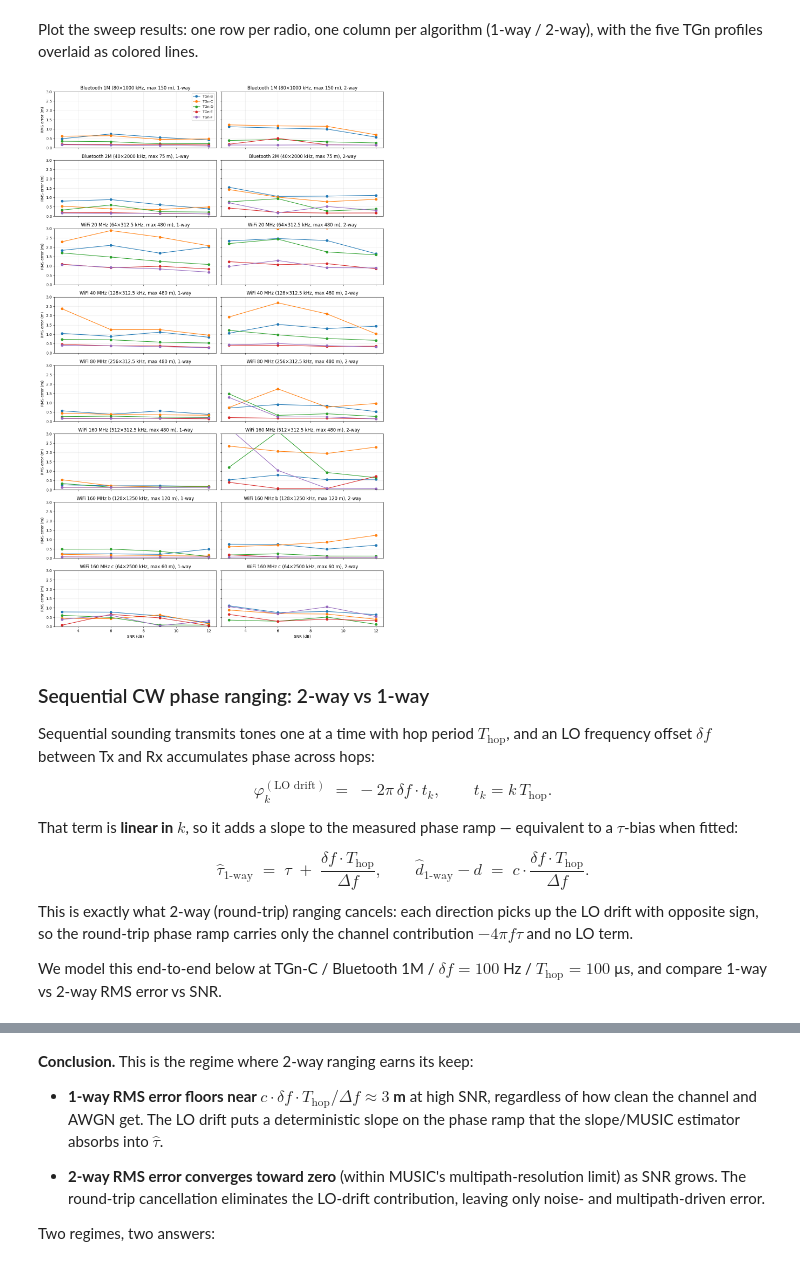
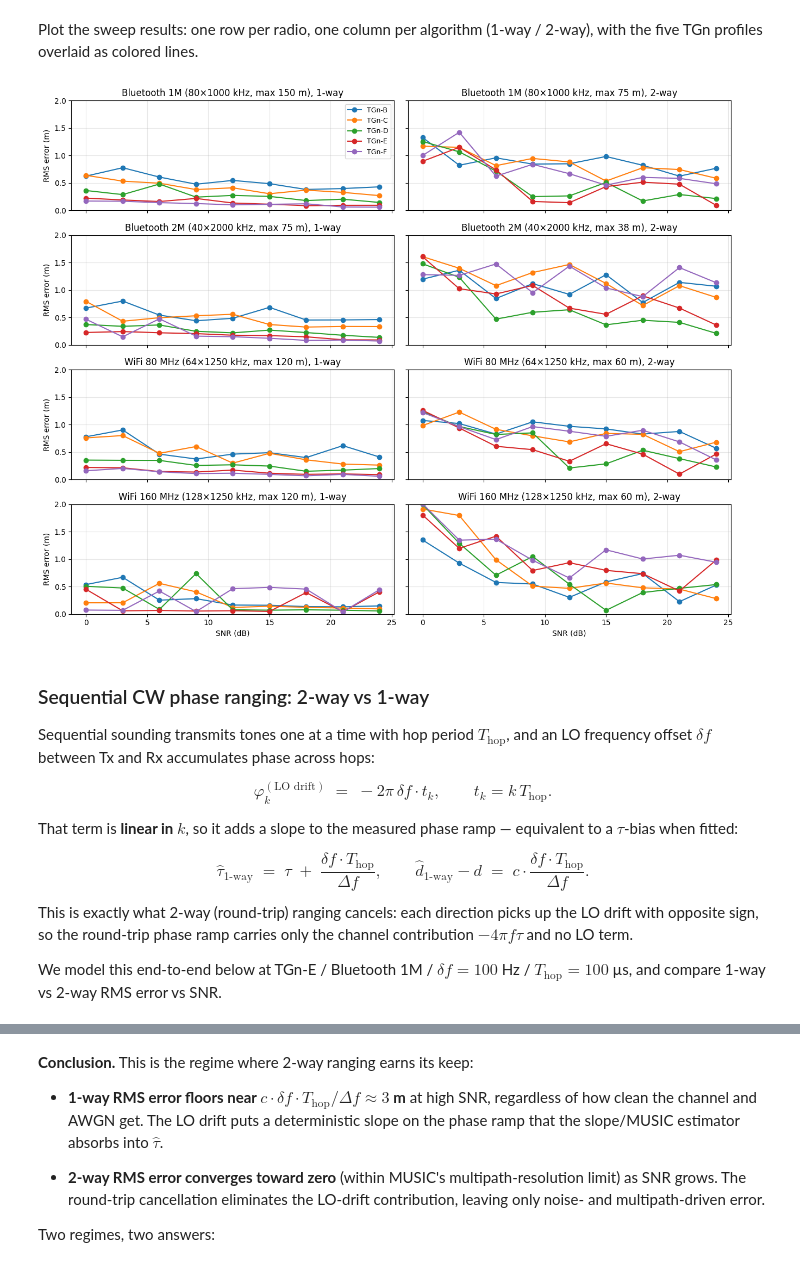
Before and after one commit to jelenesm/trilateration, a Jupyter notebook: distance.ipynb, the cells around one changed output, grey strips where cells are left out. Drawn from its saved outputs; the diff is of its cells as text; code cells hidden in the pictures.

```diff
--- a/distance.ipynb
+++ b/distance.ipynb
@@ -339,7 +338,7 @@ def transmit(delay=1e-9, n_tones=None):
 
 def simulate(d_true, freq_offset=0.0, snr_db=np.inf, delay=1e-9, delay_spread=0.0, n_paths=8,
              n_tones=None, k_factor_db=None,
-             method='line_fit', P='auto', P_max=5, fraction=0.95, alg='1-way',
+             method='line_fit', P='auto', alg='1-way',
              music_threshold=1.0, rng=None):
     """Single-symbol simulation: Tx multitone -> channel -> Rx -> distance estimate.
 
@@ -351,9 +350,8 @@ def simulate(d_true, freq_offset=0.0, snr_db=np.inf, delay=1e-9, delay_spread=0.
     n_tones     : optional override of the global N. If provided, fs/M/t/freqs
                   are recomputed for this run only.
     k_factor_db : Ricean K-factor in dB (LOS only) -- pass-through to channel().
-    P           : MUSIC signal-subspace dim (int) or 'auto' (default).
-    P_max       : upper cap on auto-mode P (default 5). Ignored if P is an int.
-    fraction    : energy-fraction threshold for auto-mode P (default 0.95).
+    P           : MUSIC signal-subspace dim (int) or 'auto' (default — uses
+                  the kneedle picker via ``auto_signal_dim``).
     music_threshold : peak-detection threshold for the MUSIC estimator.
     rng         : numpy Generator (defaults to a fresh one per call)
 
@@ -420,8 +418,7 @@ def simulate(d_true, freq_offset=0.0, snr_db=np.inf, delay=1e-9, delay_spread=0.
         slope, intercept = np.polyfit(freqs_, phases, 1)
         d_hat = -c * slope / (2 * np.pi)
     elif method == 'music':
-        d_hat_arr, *_ = music_distance(phasors, delta_f, P=P, P_max=P_max,
-                                       fraction=fraction, alg=alg,
+        d_hat_arr, *_ = music_distance(phasors, delta_f, P=P, alg=alg,
                                        threshold=music_threshold)
         d_hat = float(d_hat_arr[0])
         # Synthesize an equivalent slope/intercept so callers that plot a fit
@@ -908,22 +892,14 @@ log10_thr      = -1.0    # log10 of MUSIC peak-detection threshold
 # === Sweep configuration ===
 d_true       = 5.0
 n_trials     = 100
-snr_db_grid  = np.arange(3, 15, 3)
-
-# === Auto-MUSIC settings (match interactive cell) ===
-fraction     = 0.995
-P_max        = 6
+snr_db_grid  = np.arange(0, 27, 3)
 
 # === Radios to compare (label, n_tones, channel-spacing in kHz) ===
 RADIOS = [
     ('Bluetooth 1M',  80, 1000.0),
     ('Bluetooth 2M',  40, 2000.0),
-    ('WiFi 20 MHz',   64,  312.5),
-    ('WiFi 40 MHz',  128,  312.5),
-    ('WiFi 80 MHz',  256,  312.5),
-    ('WiFi 160 MHz', 512,  312.5),
-    ('WiFi 160 MHz b', 512//4,  4*312.5),
-    ('WiFi 160 MHz c', 512//8,  8*312.5),
+    ('WiFi 80 MHz',   64, 1250.0),
+    ('WiFi 160 MHz', 128, 1250.0),
 ]
 
 # === Run ===
@@ -940,10 +916,13 @@ for label, n_tones_r, spacing_khz in RADIOS:
     # transmit / channel / music_distance all see the same Δf. n_tones is
     # passed explicitly to simulate() so its locally-recomputed fs / M / t /
     # freqs stay consistent for this radio.
+    print(f"Simulating {label}...")
     delta_f = spacing_khz * 1e3
     T_sym   = 1.0 / delta_f
     for alg in algs:
+        print(f"  {alg}...")
         for prof in profiles:
+            print(f"    TGn-{prof}...")
             rmse = np.zeros_like(snr_db_grid, dtype=float)
             for i, snr in enumerate(snr_db_grid):
                 errs = np.empty(n_trials)
@@ -955,7 +934,7 @@ for label, n_tones_r, spacing_khz in RADIOS:
                         delay=delay_s,
                         n_tones=n_tones_r,
                         method='music',
-                        P='auto', P_max=P_max, fraction=fraction,
+                        P='auto',
                         music_threshold=threshold,
                         alg=alg,
                         rng=rng,
@@ -969,27 +966,28 @@ Plot the sweep results: one row per radio, one column per algorithm (1-way / 2-w
 # %%
 # === Plot: rows = radio, cols = algorithm; TGn profiles overlaid ===
 fig, axes = plt.subplots(len(RADIOS), len(algs),
                          figsize=(13, 2.6 * len(RADIOS)),
                          sharex=True, sharey=True, squeeze=False)
 for r, (label, n_tones_r, spacing_khz) in enumerate(RADIOS):
     for col, alg in enumerate(algs):
         ax = axes[r, col]
         for prof in profiles:
             ax.plot(snr_db_grid, results[label][alg][prof], 'o-',
                     label=f'TGn-{prof}')
-        max_range = c / (2 * spacing_khz * 1e3)
+        round_trip = 2.0 if alg == '2-way' else 1.0
+        max_range = c / (2 * spacing_khz * 1e3 * round_trip)
         ax.set_title(f'{label} ({n_tones_r}×{spacing_khz:g} kHz, max {max_range:.0f} m), {alg}')
         ax.grid(True, which='both', alpha=0.3)
-        ax.set_ylim(0, 3.0)
+        ax.set_ylim(0, 2.0)
         if r == axes.shape[0] - 1:
             ax.set_xlabel('SNR (dB)')
         if col == 0:
             ax.set_ylabel('RMS error (m)')
 axes[0, 0].legend(fontsize=9)
 plt.tight_layout()
 plt.show()
 # %% [output]
-[figure, old version]
+[figure, new version]
 # %% [markdown]
 ### Sequential CW phase ranging: 2-way vs 1-way
 
@@ -1003,7 +1001,7 @@ $$\hat\tau_{1\text{-way}} \;=\; \tau \;+\; \frac{\delta f \cdot T_\text{hop}}{\D
 
 This is exactly what 2-way (round-trip) ranging cancels: each direction picks up the LO drift with opposite sign, so the round-trip phase ramp carries only the channel contribution $-4\pi f \tau$ and no LO term.
 
-We model this end-to-end below at TGn-C / Bluetooth 1M / $\delta f = 100$ Hz / $T_\text{hop} = 100$ µs, and compare 1-way vs 2-way RMS error vs SNR.
+We model this end-to-end below at TGn-E / Bluetooth 1M / $\delta f = 100$ Hz / $T_\text{hop} = 100$ µs, and compare 1-way vs 2-way RMS error vs SNR.
 # %%
 # === Sequential CW phase ranging: 1-way LO bias vs 2-way cancellation ===
 # Tones transmitted one at a time at t_k = k·T_hop. An LO offset δf between
```
Also changed, not shown: parts of 12 cells of this notebook.
